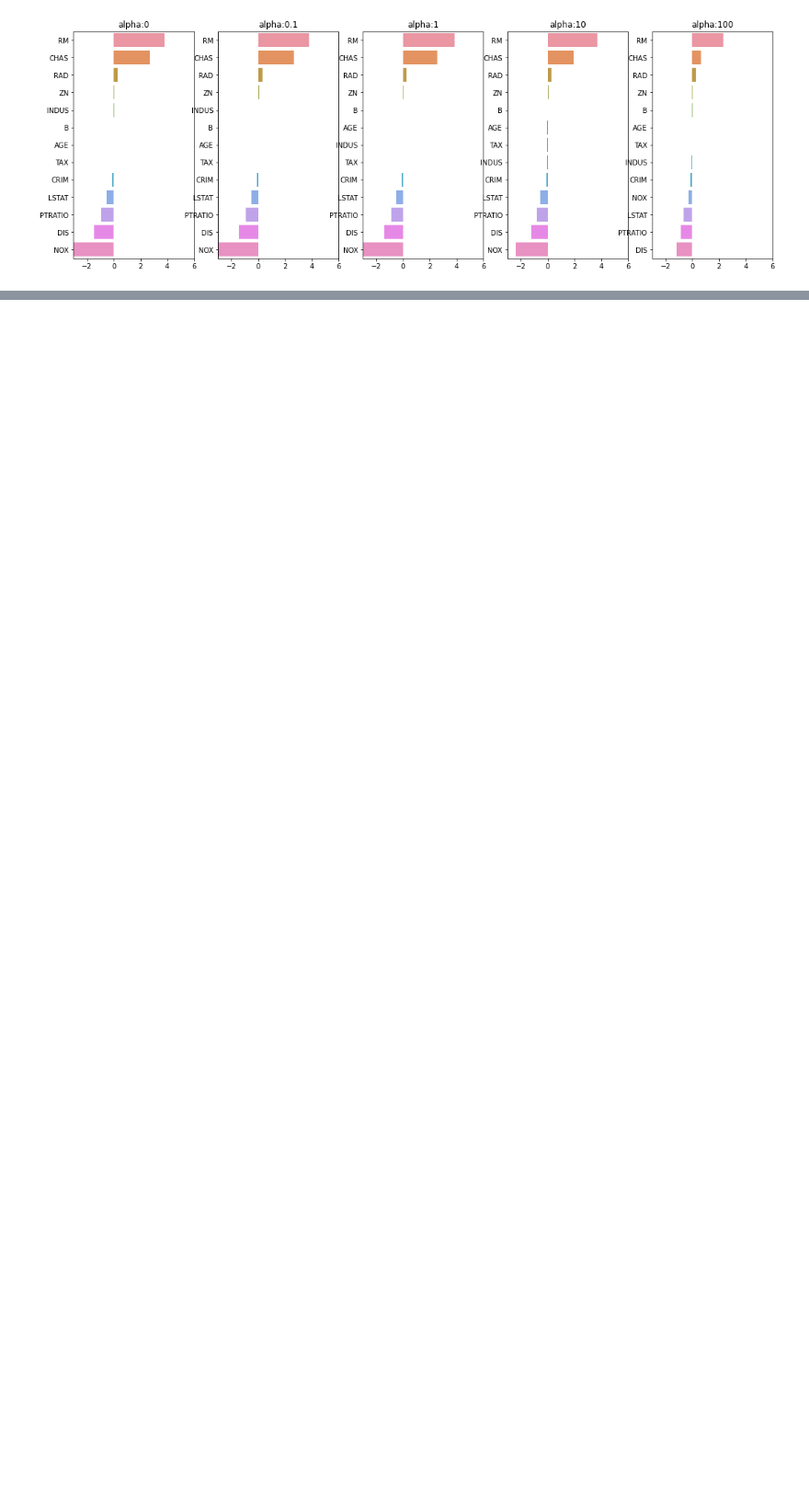
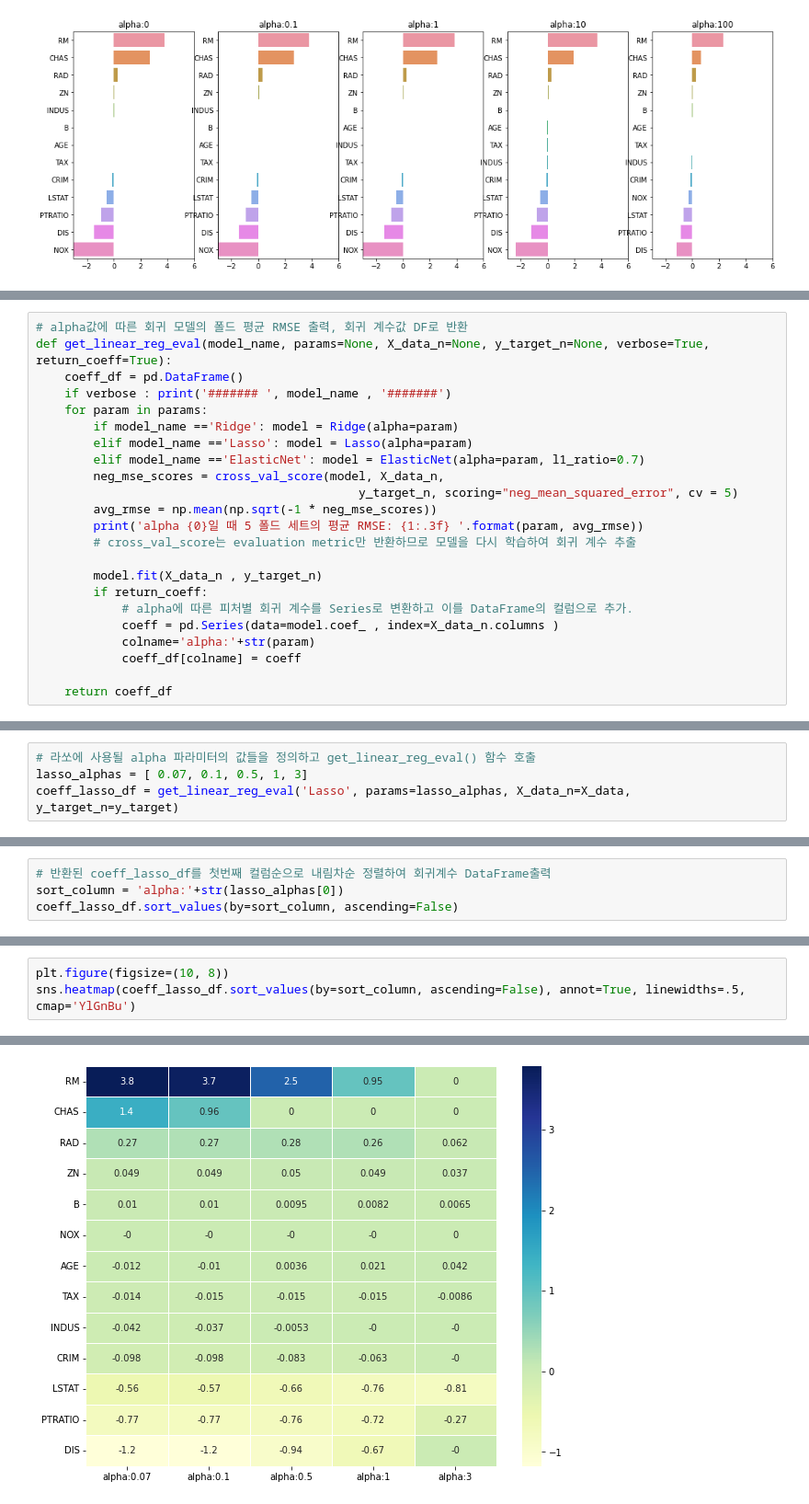
Before and after one commit to Parksaetbyeol/Jupyter_coding, a Jupyter notebook: [perfect]machinelearning/[perfect]5-2.regularization.ipynb, the cells around one changed output, grey strips where cells are left out. Shown: that part at 92% size. Drawn from its saved outputs; the diff is of its cells as text; blank space fills up the shorter version.

```diff
--- a/[perfect]machinelearning/[perfect]5-2.regularization.ipynb
+++ b/[perfect]machinelearning/[perfect]5-2.regularization.ipynb
@@ -142,0 +163,23 @@ dtype: float64
+# %%
+# alpha값에 따른 회귀 모델의 폴드 평균 RMSE 출력, 회귀 계수값 DF로 반환
+def get_linear_reg_eval(model_name, params=None, X_data_n=None, y_target_n=None, verbose=True, return_coeff=True):
+    coeff_df = pd.DataFrame()
+    if verbose : print('####### ', model_name , '#######')
+    for param in params:
+        if model_name =='Ridge': model = Ridge(alpha=param)
+        elif model_name =='Lasso': model = Lasso(alpha=param)
+        elif model_name =='ElasticNet': model = ElasticNet(alpha=param, l1_ratio=0.7)
+        neg_mse_scores = cross_val_score(model, X_data_n,
+                                             y_target_n, scoring="neg_mean_squared_error", cv = 5)
+        avg_rmse = np.mean(np.sqrt(-1 * neg_mse_scores))
+        print('alpha {0}일 때 5 폴드 세트의 평균 RMSE: {1:.3f} '.format(param, avg_rmse))
+        # cross_val_score는 evaluation metric만 반환하므로 모델을 다시 학습하여 회귀 계수 추출
+
+        model.fit(X_data_n , y_target_n)
+        if return_coeff:
+            # alpha에 따른 피처별 회귀 계수를 Series로 변환하고 이를 DataFrame의 컬럼으로 추가.
+            coeff = pd.Series(data=model.coef_ , index=X_data_n.columns )
+            colname='alpha:'+str(param)
+            coeff_df[colname] = coeff
+
+    return coeff_df
@@ -142,0 +188,4 @@ dtype: float64
+# %%
+# 라쏘에 사용될 alpha 파라미터의 값들을 정의하고 get_linear_reg_eval() 함수 호출
+lasso_alphas = [ 0.07, 0.1, 0.5, 1, 3]
+coeff_lasso_df = get_linear_reg_eval('Lasso', params=lasso_alphas, X_data_n=X_data, y_target_n=y_target)
@@ -142,0 +199,4 @@ dtype: float64
+# %%
+# 반환된 coeff_lasso_df를 첫번째 컬럼순으로 내림차순 정렬하여 회귀계수 DataFrame출력
+sort_column = 'alpha:'+str(lasso_alphas[0])
+coeff_lasso_df.sort_values(by=sort_column, ascending=False)
@@ -142,0 +220,4 @@ dtype: float64
+# %%
+plt.figure(figsize=(10, 8))
+sns.heatmap(coeff_lasso_df.sort_values(by=sort_column, ascending=False), annot=True, linewidths=.5, cmap='YlGnBu')
+# %% [output]
@@ -142,0 +225 @@ dtype: float64
+[figure, added]
```
Also changed, not shown: parts of 22 cells of this notebook.
